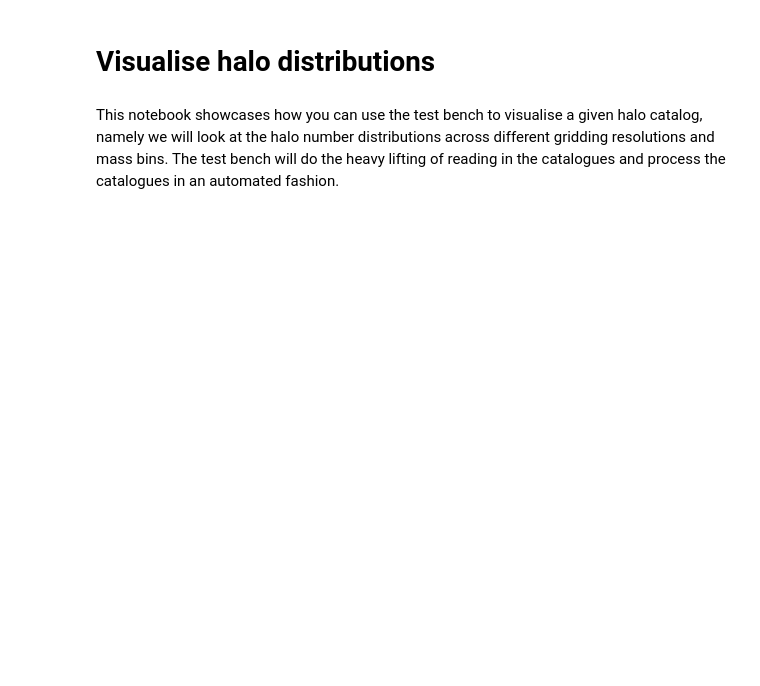
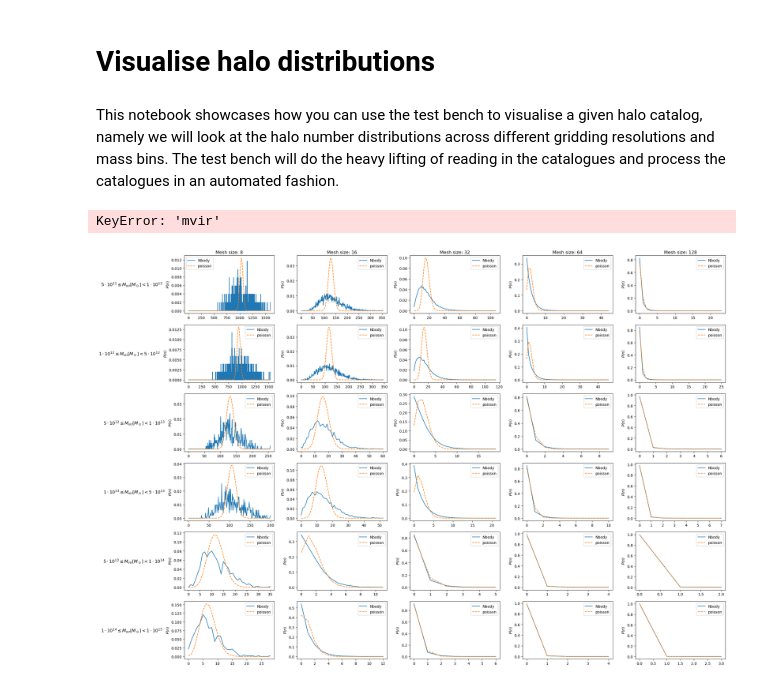
Before and after one commit to AsianTaco/bias-model-test-bench, a Jupyter notebook: notes/visualize_distributions.ipynb, the cells around one changed output. Drawn from its saved outputs; the diff is of its cells as text; code cells hidden in the pictures; blank space fills up the shorter version.

```diff
--- a/notes/visualize_distributions.ipynb
+++ b/notes/visualize_distributions.ipynb
@@ -16,12 +37,14 @@ cat_paths = [f'/data80/sding/quijote/{cat_i}/rockstar.out_4_pid.list' for cat_i
 # %%
-cats = bb.read_rockstar_ascii_cat(cat_paths, mass_threshold, capital_id=True, convert_to_numpy=True)
+cats = bb.read_rockstar_ascii_cat(cat_paths, mass_threshold, capital_id=False, convert_to_numpy=True)
+# %% [output]
+KeyError: 'mvir'
-# %%
-# TODO: make this a configurable parameter
-mass_bins = np.array([5.e+13, 7.e+13, 1.e+14, 5.e+14, 1.e+15])
-mesh_sizes = np.array([16, 32, 64, 128, 256])
-
-coords_per_mass_bin = bb.get_halo_coords_per_mass_bin(mass_bins, cats[0])
-halo_count_fields_per_mass_bin = [bb.get_halo_count_field(coords_per_mass_bin[mass_bin_id], mesh_sizes) for
-                                  mass_bin_id in range(mass_bins.size - 1)]
-
-halo_count_fields_per_mass_bin = np.asarray(halo_count_fields_per_mass_bin)
+# %%
+# Cell for processing gadget catalogues
+test = pd.read_csv(cat_paths[0], sep=' ', comment='#', header=0)
+reduced_cat = test.loc[test['mvir'] >= mass_threshold, ['x', 'y', 'z', 'mvir']]
+reduced_cat = convert_dataframe_catalog_to_numpy(reduced_cat)
+cats = [reduced_cat]
+# %%
+coords_per_mass_bin = bb.get_halo_coords_per_mass_bin(mass_bins, cats[0])
+halo_count_fields_per_mesh_size_and_mass_bin = [np.array([bb.get_halo_count_field(coords_per_mass_bin[mass_bin_id], mesh_sizes[mesh_size_id]) for
+                                  mass_bin_id in range(mass_bins.size - 1)]) for mesh_size_id in range(mesh_sizes.size)]
@@ -27,0 +55,54 @@ halo_count_fields_per_mass_bin = np.asarray(halo_count_fields_per_mass_bin)
+# %%
+row_titles = []
+
+for i in range(len(mass_bins) - 1):
+    m_hi = mass_lo_hi[i+1]
+    m_lo = mass_lo_hi[i]
+
+    m_lo_str = m_lo[0] + r"\cdot 10^{" + m_lo[1] + '}'
+    try:
+        m_hi_str = '<' + m_hi[0] + r"\cdot 10^{" + m_hi[1] + '}'
+    except IndexError:
+        m_hi_str = ""
+
+    row_titles.append('$' + m_lo_str + r"\leq M_{\mathrm{vir}} [M_\odot]" + m_hi_str + '$')
+
+column_titles = [f'Mesh size: {mesh_sizes[i]}' for i in range(len(mesh_sizes))]
+
+fig, axs = plt.subplots(nrows=len(mass_bins)-1, ncols=len(mesh_sizes), figsize=(24, 16))
+for j in range(len(mesh_sizes)):
+    for i in range(len(mass_bins)-1):
+
+        max_count = halo_count_fields_per_mesh_size_and_mass_bin[j][i].max()
+
+        hist, bins = np.histogram(halo_count_fields_per_mesh_size_and_mass_bin[j][i].flatten(), np.arange(0, max_count+2), density=True)
+        poisson_pred = poisson.pmf(bins[:-1], halo_count_fields_per_mesh_size_and_mass_bin[j][i].mean())
+        # print(f"predicted mean: {halo_number_per_mass_bin_per_voxel[i].mean()}")
+        axs[i][j].plot(bins[:-1], hist, label='Nbody')
+        axs[i][j].plot(bins[:-1], poisson_pred , ls='--', label='poisson')
+        axs[i][j].set_ylabel(r"$P(n)$")
+
+        # ax[1].plot(bins[:-1], poisson_pred/hist - 1)
+        # ax[1].set_ylabel("$P_{pred}/P_{sim} -1$")
+        axs[i][j].legend()
+        # axs[i][j].set_title('$' + m_lo_str + r"\leq M_{\mathrm{vir}} [M_\odot]" + m_hi_str + '$' + f' | ms {mesh_size}')
+        # fig.savefig(f"/data80/sding/npe_paper/gadget/high_res_z0/mesh_64/halo_dist_8mpc_mass_bin_{i}.svg", format='svg', dpi=300)
+
+
+pad = 5 # in points
+
+for ax, col in zip(axs[0], column_titles):
+    ax.annotate(col, xy=(0.5, 1), xytext=(0, pad),
+                xycoords='axes fraction', textcoords='offset points',
+                size='large', ha='center', va='baseline')
+
+for ax, row in zip(axs[:,0], row_titles):
+    ax.annotate(row, xy=(0, 0.5), xytext=(-ax.yaxis.labelpad - pad, 0),
+                xycoords=ax.yaxis.label, textcoords='offset points',
+                size='large', ha='right', va='center')
+
+fig.tight_layout()
+fig.savefig("/data80/sding/halo_dist_paper/halo_dist_high_res_gadget.png", dpi=300)
+plt.show()
+# %% [output]
+[figure, added]
```
Also changed, not shown: parts of 5 cells of this notebook.
